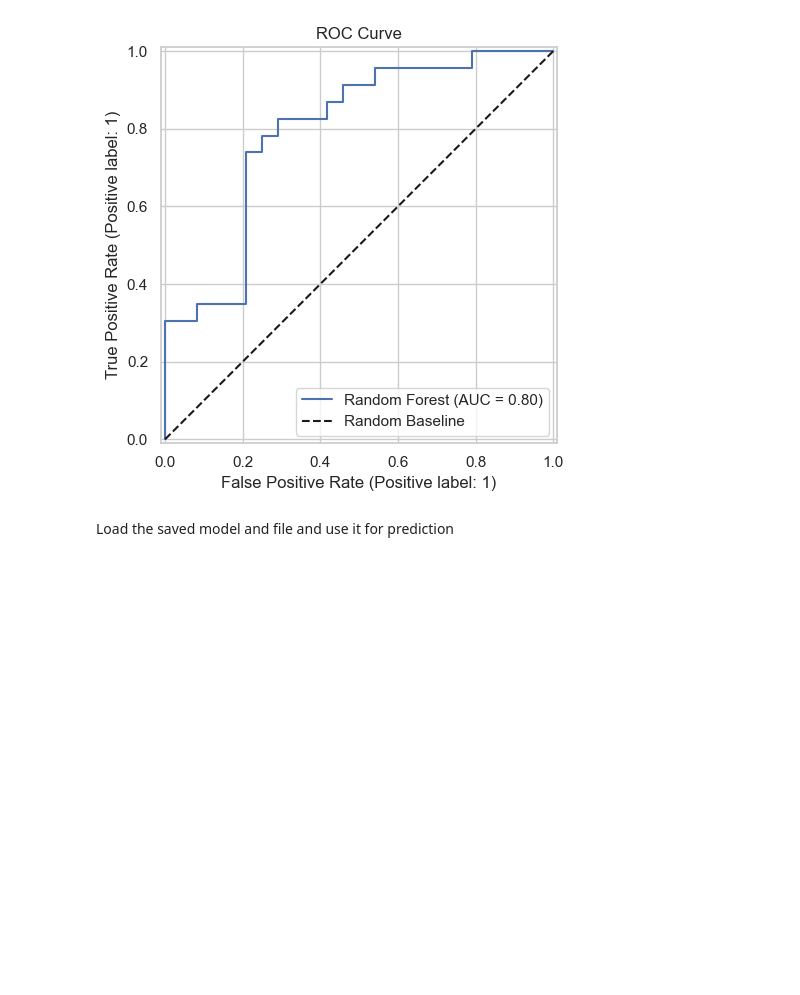
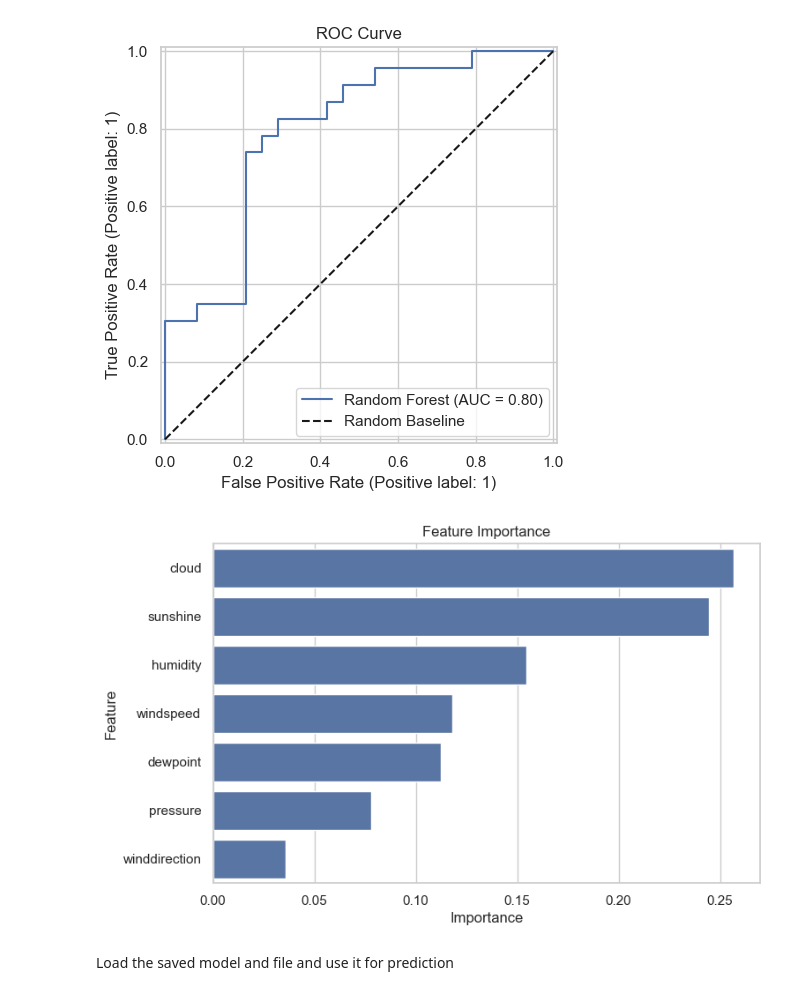
Before and after one commit to SinghKriti11/Rainfall-Prediction-Using-Machine-Learning, a Jupyter notebook: P5.ipynb, the cells around one changed output. Saved outputs shown, nothing was run; the diff lists cells and outputs as text; code cells hidden in the pictures; blank space fills up the shorter version.

```diff
--- a/P5.ipynb
+++ b/P5.ipynb
@@ -486,6 +486,28 @@ plt.tight_layout()
 plt.show()
 # %% [output]
 [figure]
+# %%
+feature_importance = pd.DataFrame({
+    "Feature": X.columns,
+    "Importance": best_rf_model.feature_importances_
+})
+
+feature_importance = feature_importance.sort_values(
+    by="Importance",
+    ascending=False
+)
+
+plt.figure(figsize=(8,5))
+sns.barplot(
+    data=feature_importance,
+    x="Importance",
+    y="Feature"
+)
+
+plt.title("Feature Importance")
+plt.show()
+# %% [output]
+[figure, added]
 # %%
 # save model and feature names to a pickle file
 model_data={"model": best_rf_model, "feature_names": X.columns.tolist()}
```
